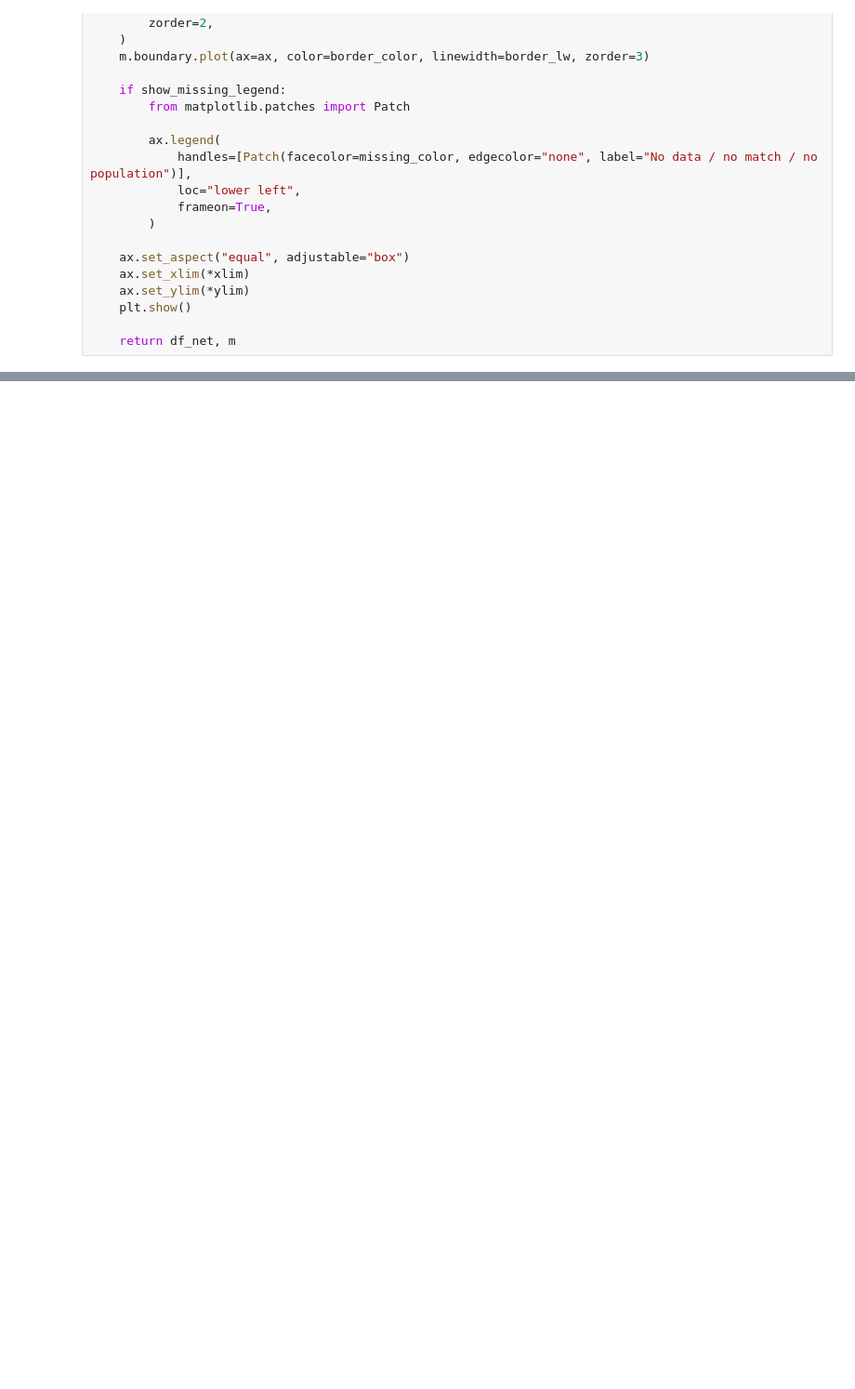
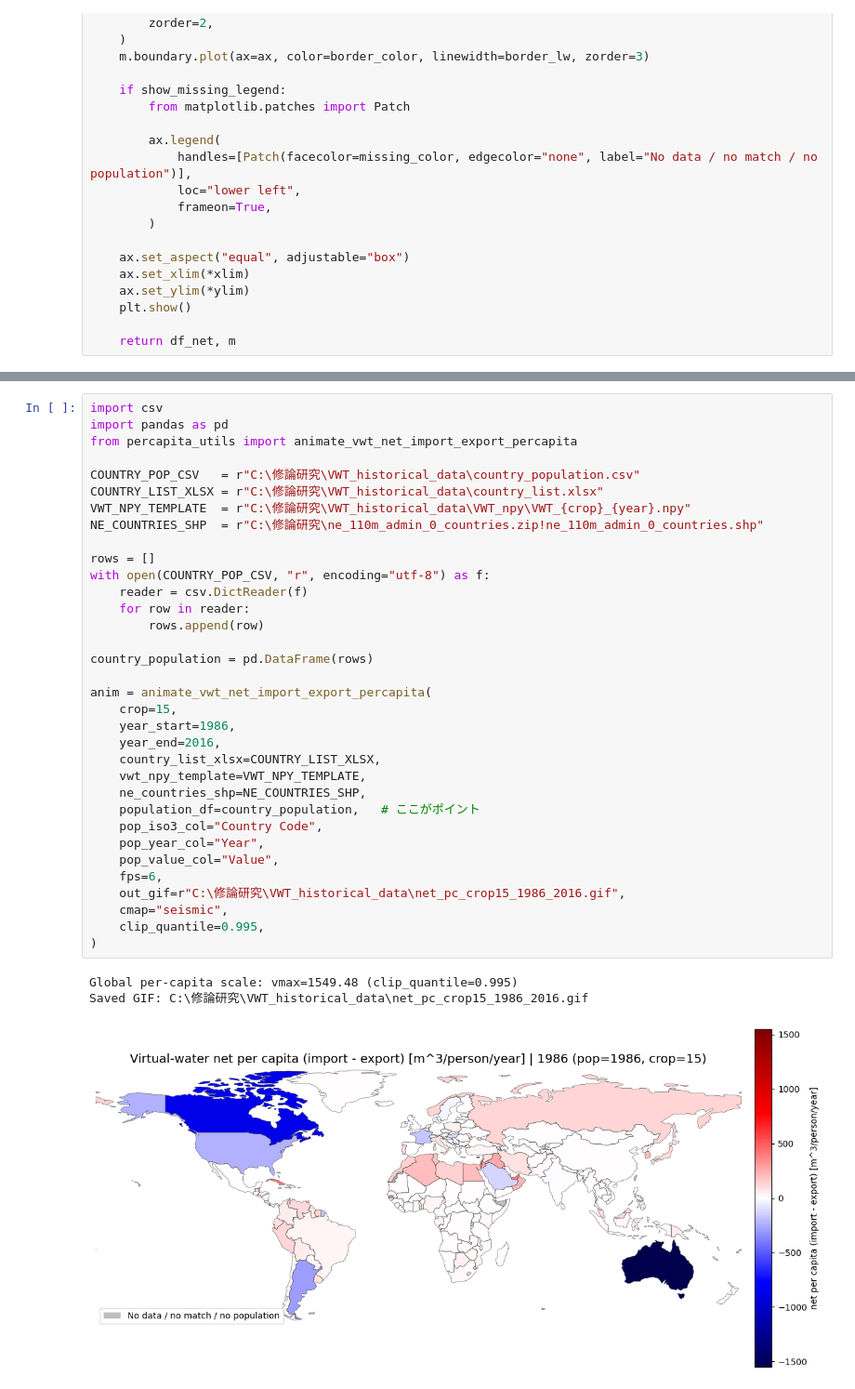
Before and after one commit to hgsl-general/2025_master_Tsuda, a Jupyter notebook: codes/percapita.ipynb, the cells around one changed output, grey strips where cells are left out. Shown at 93% size. Cells and saved outputs as stored; diff of their text form; blank space fills up the shorter version.

```diff
--- a/codes/percapita.ipynb
+++ b/codes/percapita.ipynb
@@ -416,0 +960,38 @@ Top 20 net per-capita positive (net_pc>0):
+# %%
+import csv
+import pandas as pd
+from percapita_utils import animate_vwt_net_import_export_percapita
+
+COUNTRY_POP_CSV   = r"C:\修論研究\VWT_historical_data\country_population.csv"
+COUNTRY_LIST_XLSX = r"C:\修論研究\VWT_historical_data\country_list.xlsx"
+VWT_NPY_TEMPLATE  = r"C:\修論研究\VWT_historical_data\VWT_npy\VWT_{crop}_{year}.npy"
+NE_COUNTRIES_SHP  = r"C:\修論研究\ne_110m_admin_0_countries.zip!ne_110m_admin_0_countries.shp"
+
+rows = []
+with open(COUNTRY_POP_CSV, "r", encoding="utf-8") as f:
+    reader = csv.DictReader(f)
+    for row in reader:
+        rows.append(row)
+
+country_population = pd.DataFrame(rows)
+
+anim = animate_vwt_net_import_export_percapita(
+    crop=15,
+    year_start=1986,
+    year_end=2016,
+    country_list_xlsx=COUNTRY_LIST_XLSX,
+    vwt_npy_template=VWT_NPY_TEMPLATE,
+    ne_countries_shp=NE_COUNTRIES_SHP,
+    population_df=country_population,   # ここがポイント
+    pop_iso3_col="Country Code",
+    pop_year_col="Year",
+    pop_value_col="Value",
+    fps=6,
+    out_gif=r"C:\修論研究\VWT_historical_data\net_pc_crop15_1986_2016.gif",
+    cmap="seismic",
+    clip_quantile=0.995,
+)
+# %% [output]
+Global per-capita scale: vmax=1549.48 (clip_quantile=0.995)
+Saved GIF: C:\修論研究\VWT_historical_data\net_pc_crop15_1986_2016.gif
+[figure, added]
```
Also changed, not shown: parts of 6 cells of this notebook, 2 other files.
